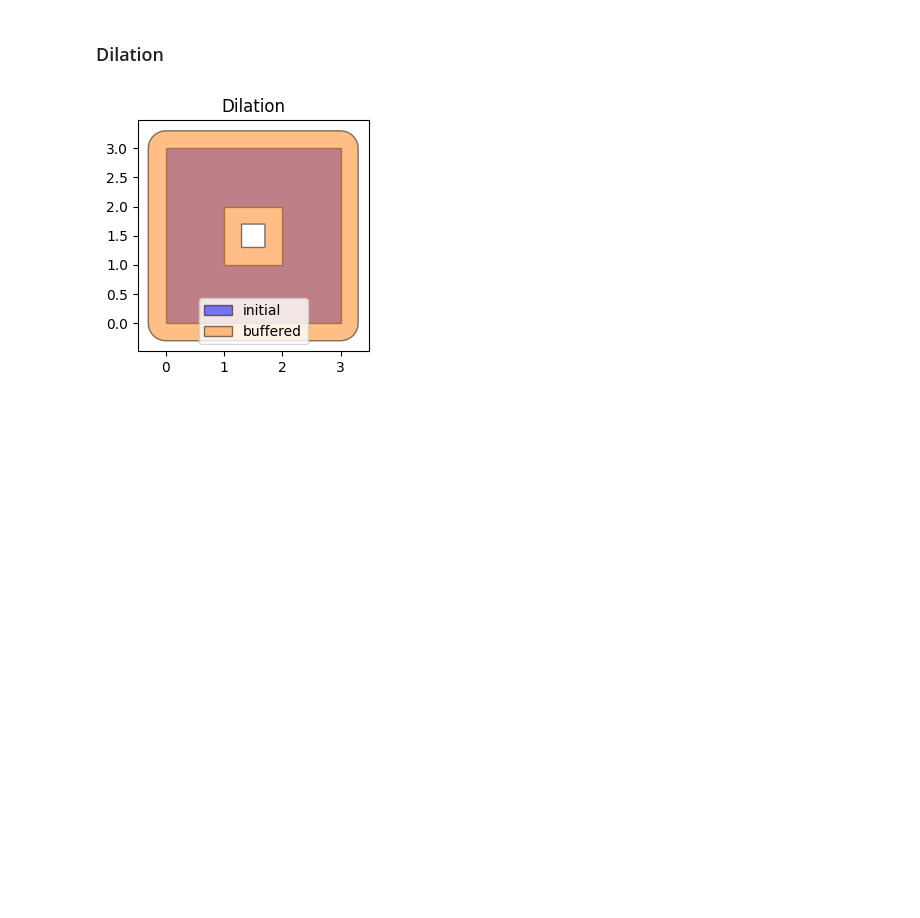
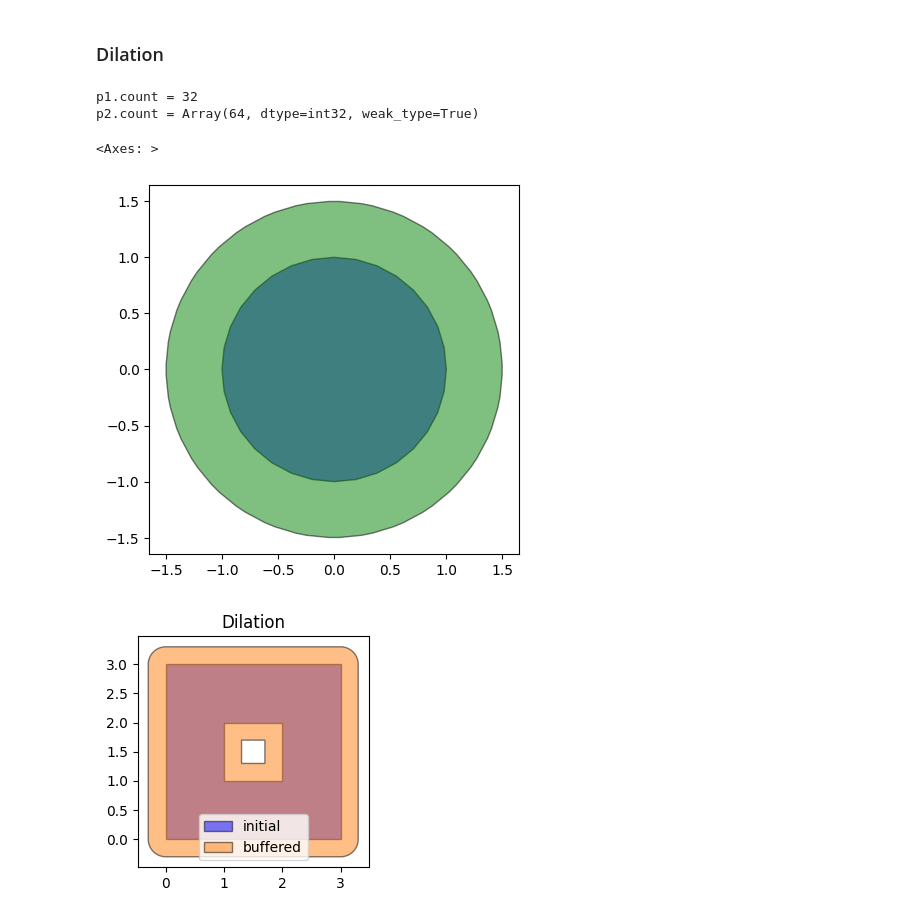
Before and after one commit to seekjim20/dshape, a Jupyter notebook: examples/demo.ipynb, the cells around one changed output. Cells and saved outputs as stored; diff of their text form; code cells hidden in the pictures; blank space fills up the shorter version.

```diff
--- a/examples/demo.ipynb
+++ b/examples/demo.ipynb
@@ -88,6 +89,19 @@ plt.show()
 # Mutation
 # %% [markdown]
 ### Dilation
+# %%
+p1 = dshape.geometry.Circle((0, 0), 1.0)
+print(f'{p1.count = }')
+p2 = p1.buffer(0.5)
+print(f'{p2.count = }')
+fig, ax = plt.subplots()
+p1.plot(ax=ax, color='blue')
+p2.plot(ax=ax, color='green')
+# %% [output]
+p1.count = 32
+p2.count = Array(64, dtype=int32, weak_type=True)
+<Axes: >
+[figure, added]
 # %%
 p1 = dshape.geometry.Rectangle(0, 0, 3, 3)
 p2 = dshape.geometry.Rectangle(1, 1, 1, 1)
```
Also changed, not shown: parts of 4 cells of this notebook, 3 other files.
